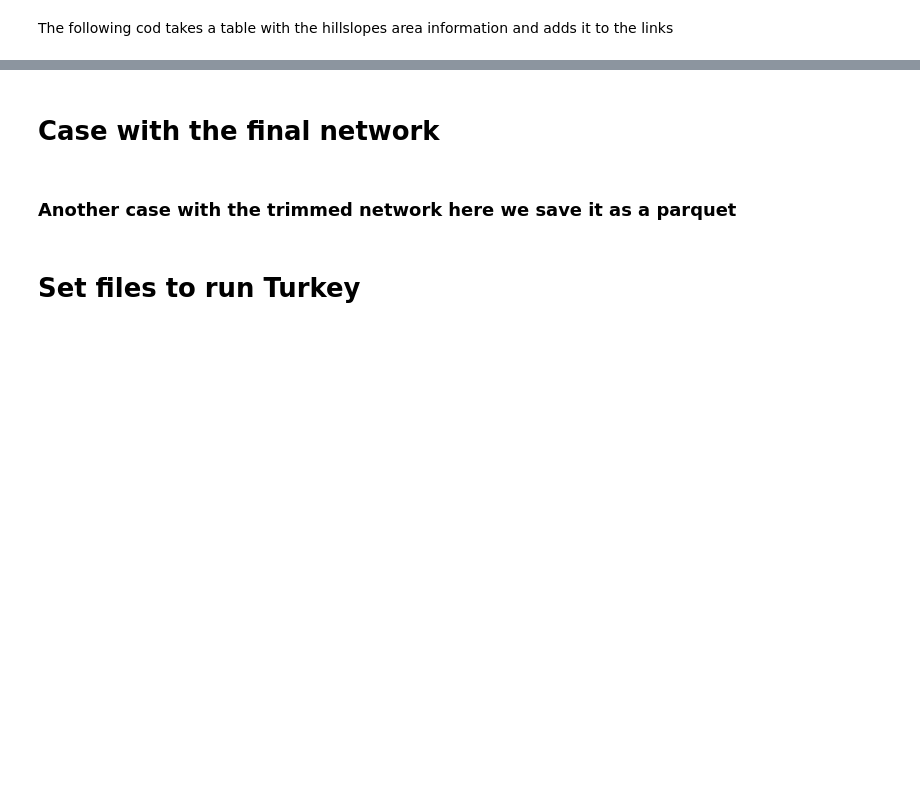
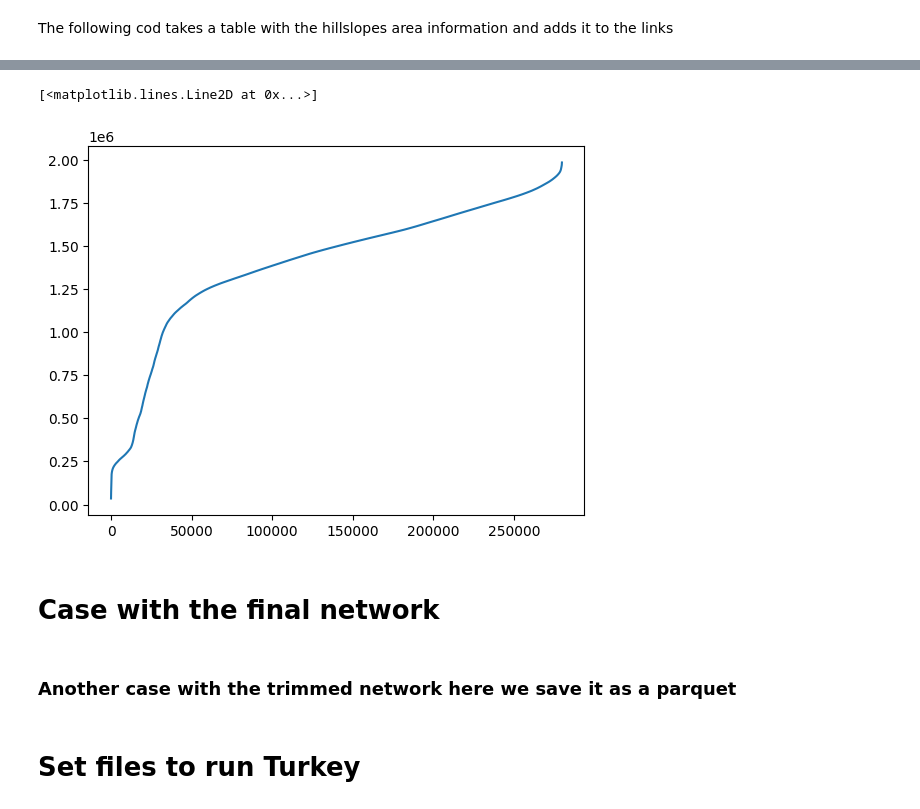
Before and after one commit to nicolas998/network_conditioning, a Jupyter notebook: notebooks/hlm_extract_files.ipynb, the cells around one changed output, grey strips where cells are left out. Drawn from its saved outputs; the diff is of its cells as text; code cells hidden in the pictures; blank space fills up the shorter version.

```diff
--- a/notebooks/hlm_extract_files.ipynb
+++ b/notebooks/hlm_extract_files.ipynb
@@ -64,0 +71,9 @@ The following cod takes a table with the hillslopes area information and adds it
+# %%
+n = pd.read_csv('../local_data/tables/links_eqgt_3.csv')
+# %%
+n.sort_values('LINKNO', ascending=True, inplace=True)
+# %%
+pl.plot(np.arange(n.shape[0]), n['LINKNO'])
+# %% [output]
+[<matplotlib.lines.Line2D at 0x...>]
+[figure, added]
```
Also changed, not shown: parts of 29 cells of this notebook, 3 other files.
